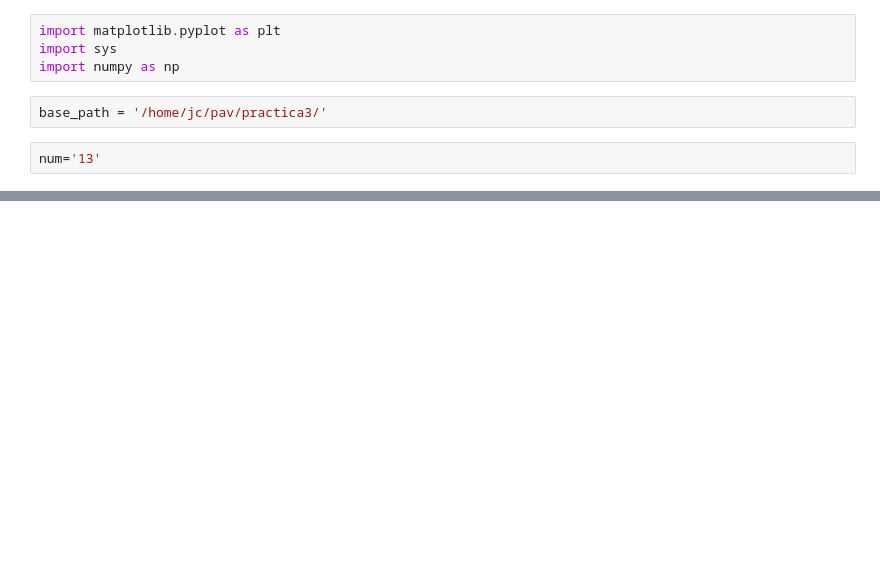
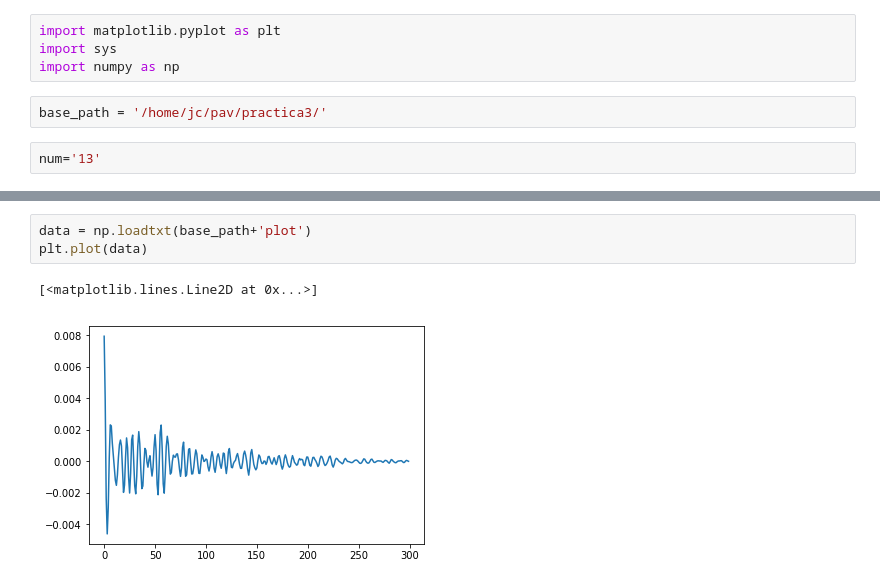
Before and after one commit to jaumecolomhernandez/pav, a Jupyter notebook: practica3/Plots.ipynb, the cells around one changed output, grey strips where cells are left out. Saved outputs shown, nothing was run; the diff lists cells and outputs as text; blank space fills up the shorter version.

```diff
--- a/practica3/Plots.ipynb
+++ b/practica3/Plots.ipynb
@@ -16,0 +32,6 @@ plt.plot(data2)
+# %%
+data = np.loadtxt(base_path+'plot')
+plt.plot(data)
+# %% [output]
+[<matplotlib.lines.Line2D at 0x...>]
+[figure, added]
```
Also changed, not shown: parts of 6 cells of this notebook, 8 other files.
